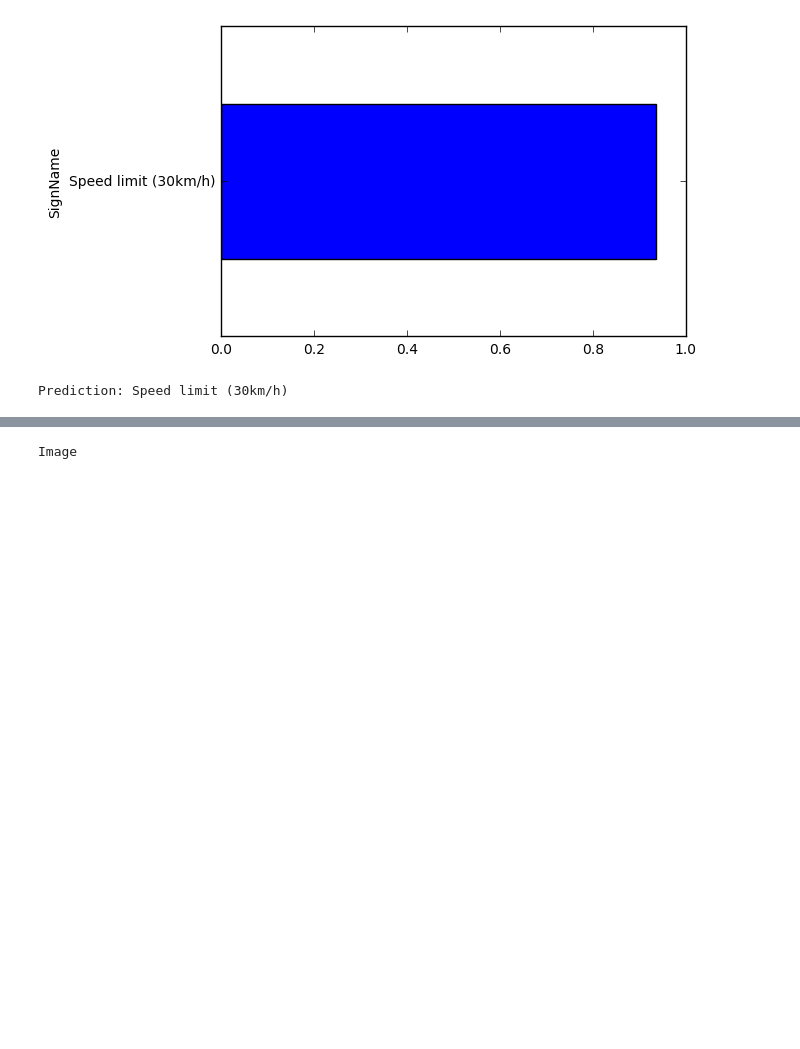
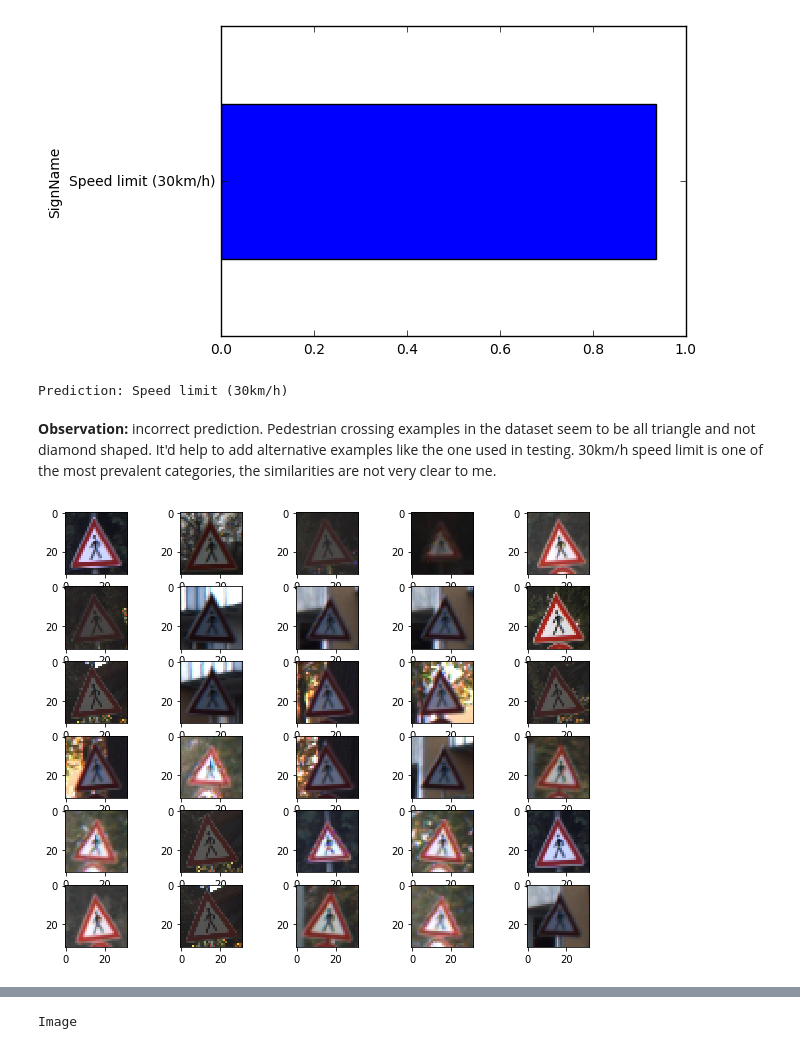
Before and after one commit to amirziai/selfdrivingcar, a Jupyter notebook: CarND-Traffic-Sign-Classifier-Project/Traffic_Sign_Classifier.ipynb, the cells around one changed output, grey strips where cells are left out. Saved outputs shown, nothing was run; the diff lists cells and outputs as text; code cells hidden in the pictures; blank space fills up the shorter version.

Commit message:
Added details about predictions and conclusion

```diff
--- a/CarND-Traffic-Sign-Classifier-Project/Traffic_Sign_Classifier.ipynb
+++ b/CarND-Traffic-Sign-Classifier-Project/Traffic_Sign_Classifier.ipynb
@@ -386,3 +388,14 @@ def get_prediction(path):
     preds.plot(kind='barh')
     plt.show()
     print('Prediction: %s' % sign_codes.loc[index, 'SignName'])
+
+def plot_n_samples(class_number, n=20):
+    assert n % 5 == 0, "n must be divisible by 5"
+    plt.figure(figsize=(10, 8))
+    indices = np.where(y_train == class_number)[0]
+    samples = np.random.choice(indices, n)
+    rows = int(n / 5)
+
+    for counter, index in enumerate(samples):
+        plt.subplot(rows, 5, counter + 1)
+        plt.imshow(X_train[index])
@@ -407,3 +437,9 @@ Image
 [figure]
 [figure]
 Prediction: Speed limit (30km/h)
+# %% [markdown]
+**Observation:** incorrect prediction. Pedestrian crossing examples in the dataset seem to be all triangle and not diamond shaped. It'd help to add alternative examples like the one used in testing. 30km/h speed limit is one of the most prevalent categories, the similarities are not very clear to me.
+# %%
+plot_n_samples(27, 30)
+# %% [output]
+[figure, added]
```
Also changed, not shown: parts of 31 cells of this notebook, 2 other files.
